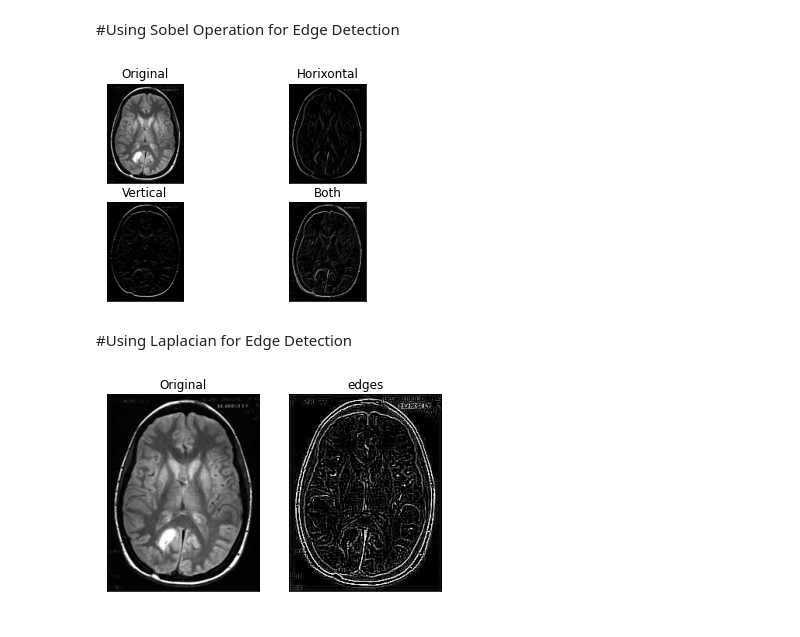
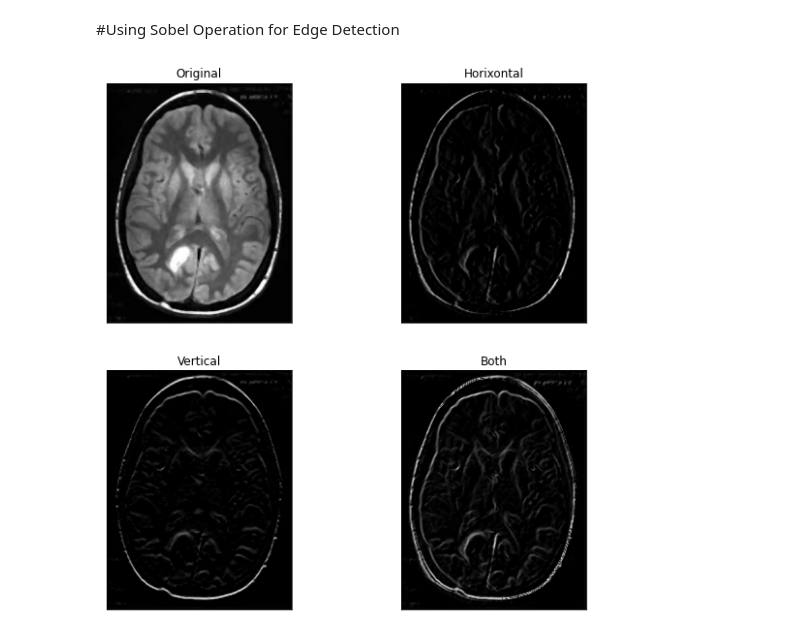
Before and after one commit to chauhan17nitin/Detection-of-Brain-Tumors, a Jupyter notebook: Image_processing.ipynb, the cells around one changed output. Cells and saved outputs as stored; diff of their text form; code cells hidden in the pictures.

```diff
--- a/Image_processing.ipynb
+++ b/Image_processing.ipynb
@@ -29,0 +30,4 @@ cv2_imshow(gray)
+# %%
+# applying meadian filter of kernel size 3
+median = cv2.medianBlur(gray, 3)
+cv2_imshow(median)
@@ -30,37 +36,21 @@ cv2_imshow(gray)
 # %% [markdown]
 #Using Sobel Operation for Edge Detection
 # %%
-edgesx = cv2.Sobel(gray, -1, dx = 1, dy = 0, ksize = 1, scale = 1, delta = 0, borderType = cv2.BORDER_DEFAULT)
-edgesy = cv2.Sobel(gray, -1, dx = 0, dy = 1, ksize = 1, scale = 1, delta = 0, borderType = cv2.BORDER_DEFAULT)
+# Using Sobel operator for edge detection
+# Detecting edges on x and y component seperately and the comparing them
+edgesx = cv2.Sobel(median, -1, dx = 1, dy = 0, ksize = 1, scale = 1, delta = 0, borderType = cv2.BORDER_DEFAULT)
+edgesy = cv2.Sobel(median, -1, dx = 0, dy = 1, ksize = 1, scale = 1, delta = 0, borderType = cv2.BORDER_DEFAULT)
 edges = edgesx + edgesy
 
-output = [gray, edgesx, edgesy, edges]
+output = [median, edgesx, edgesy, edges]
 titles = ['Original', 'Horixontal', 'Vertical', 'Both']
-
+plt.figure(figsize=(10,10))
 for i in range(4):
   plt.subplot(2, 2, i+1)
   plt.imshow(output[i], cmap = 'gray')
   plt.title(titles[i])
   plt.xticks([])
   plt.yticks([])
 plt.show()
 # %% [output]
-[figure, old version]
+[figure, new version]
-# %% [markdown]
-#Using Laplacian for Edge Detection
-# %%
-edges = cv2.Laplacian(gray, -1, ksize = 3, scale = 1, delta = 0, borderType = cv2.BORDER_DEFAULT)
-output = [gray, edges]
-import matplotlib.pyplot as plt
-
-titles = ['Original', 'edges']
-
-for i in range(2):
-  plt.subplot(1, 2, i+1)
-  plt.imshow(output[i], cmap = 'gray')
-  plt.title(titles[i])
-  plt.xticks([])
-  plt.yticks([])
-plt.show()
-# %% [output]
-[figure, removed]
```
Also changed, not shown: parts of 23 cells of this notebook.
